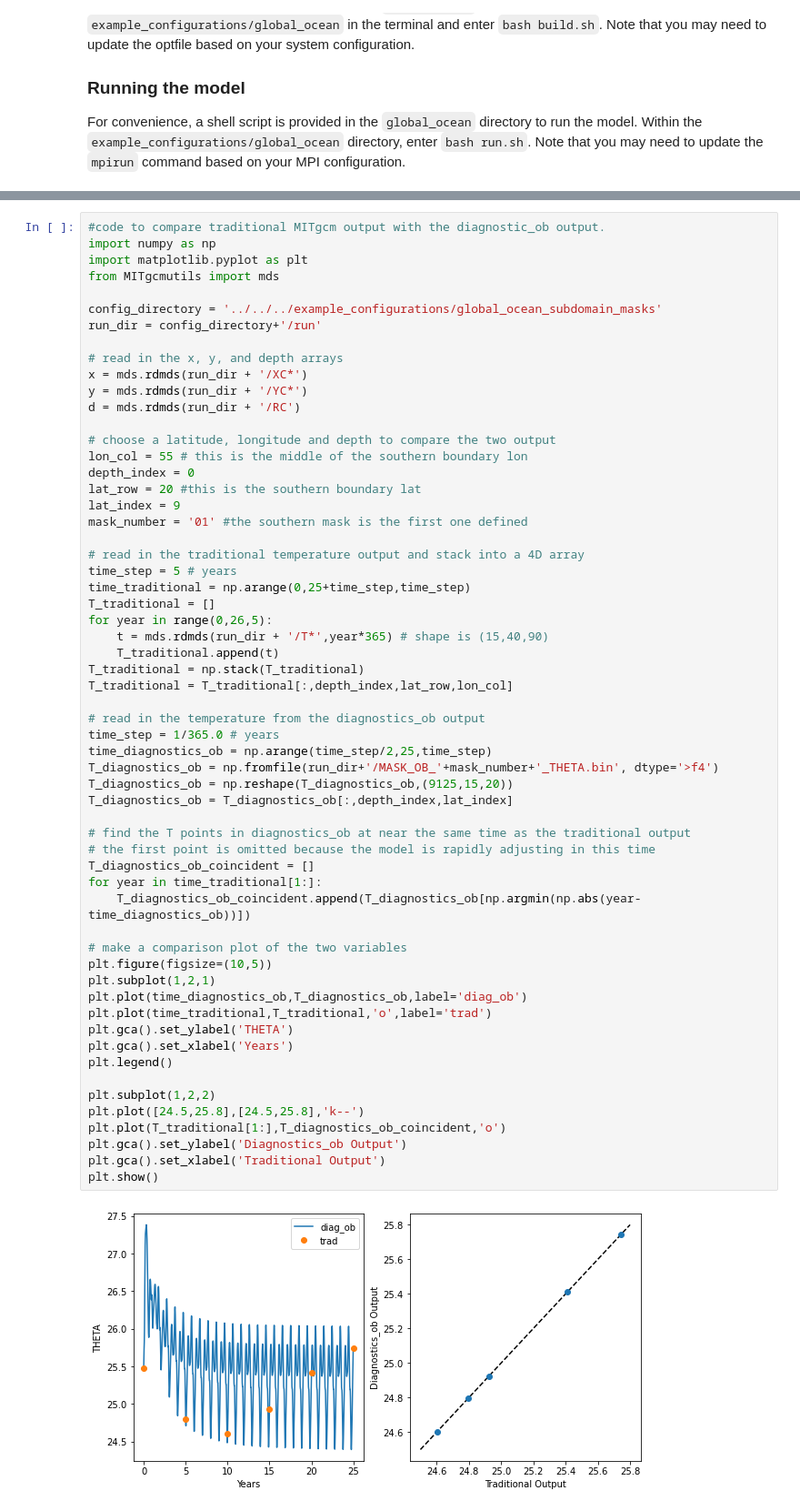
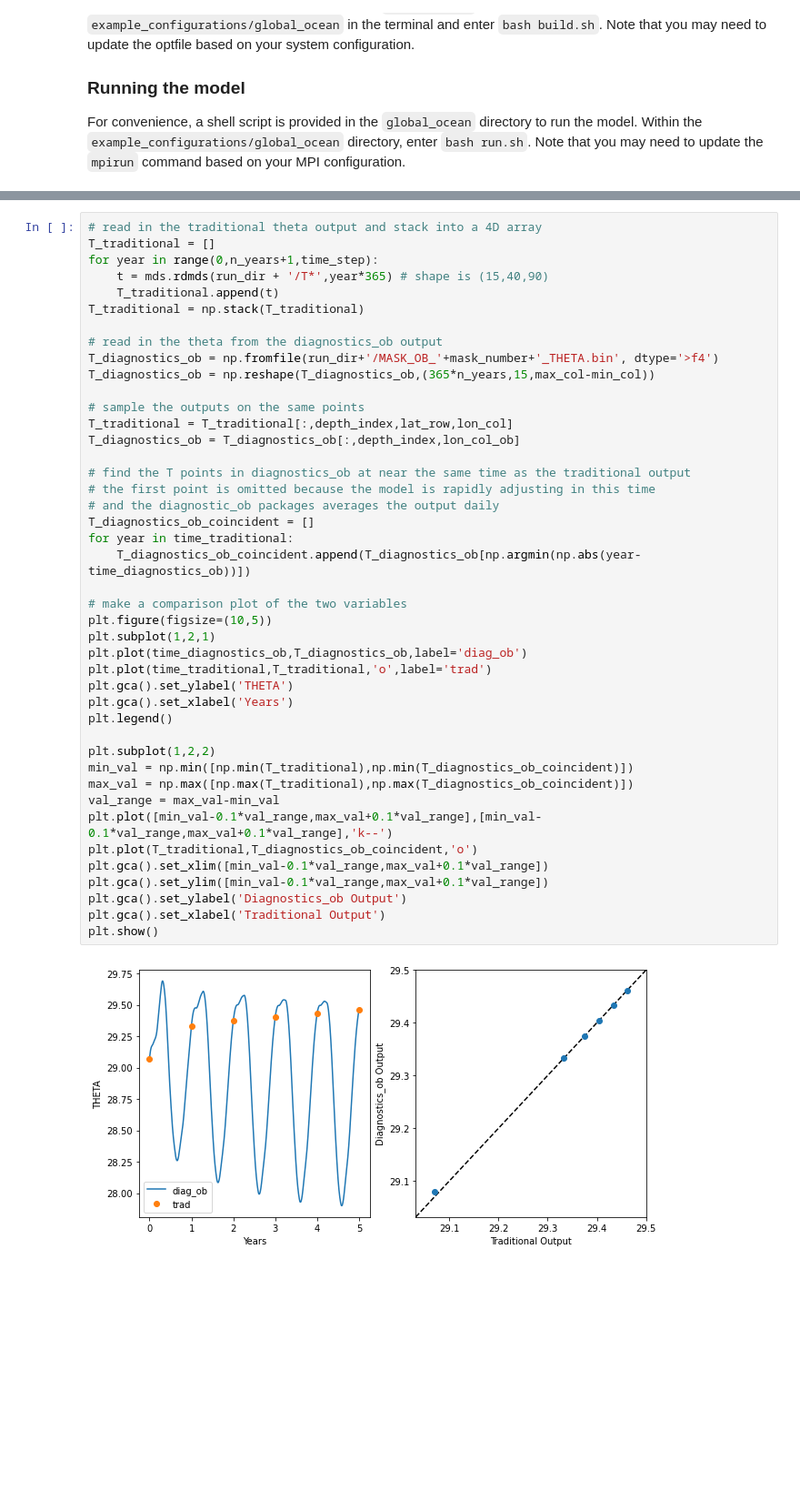
Before and after one commit to mhwood/diagnostics_vec, a Jupyter notebook: notebooks/global_ocean_subdomain_masks.ipynb, the cells around one changed output, grey strips where cells are left out. Shown at 91% size. Saved outputs shown, nothing was run; the diff lists cells and outputs as text; blank space fills up the shorter version.

```diff
--- a/notebooks/global_ocean_subdomain_masks.ipynb
+++ b/notebooks/global_ocean_subdomain_masks.ipynb
@@ -82,61 +193,45 @@ First, we'll focus on the `THETA` variable. We can read in `THETA` from both the
 # %%
-#code to compare traditional MITgcm output with the diagnostic_ob output.
-import numpy as np
-import matplotlib.pyplot as plt
-from MITgcmutils import mds
-
-config_directory = '../../../example_configurations/global_ocean_subdomain_masks'
-run_dir = config_directory+'/run'
-
-# read in the x, y, and depth arrays
-x = mds.rdmds(run_dir + '/XC*')
-y = mds.rdmds(run_dir + '/YC*')
-d = mds.rdmds(run_dir + '/RC')
-
-# choose a latitude, longitude and depth to compare the two output
-lon_col = 55 # this is the middle of the southern boundary lon
-depth_index = 0
-lat_row = 20 #this is the southern boundary lat
-lat_index = 9
-mask_number = '01' #the southern mask is the first one defined
-
-# read in the traditional temperature output and stack into a 4D array
-time_step = 5 # years
-time_traditional = np.arange(0,25+time_step,time_step)
+# read in the traditional theta output and stack into a 4D array
 T_traditional = []
-for year in range(0,26,5):
+for year in range(0,n_years+1,time_step):
     t = mds.rdmds(run_dir + '/T*',year*365) # shape is (15,40,90)
     T_traditional.append(t)
 T_traditional = np.stack(T_traditional)
+
+# read in the theta from the diagnostics_ob output
+T_diagnostics_ob = np.fromfile(run_dir+'/MASK_OB_'+mask_number+'_THETA.bin', dtype='>f4')
+T_diagnostics_ob = np.reshape(T_diagnostics_ob,(365*n_years,15,max_col-min_col))
+
+# sample the outputs on the same points
 T_traditional = T_traditional[:,depth_index,lat_row,lon_col]
-
-# read in the temperature from the diagnostics_ob output
-time_step = 1/365.0 # years
-time_diagnostics_ob = np.arange(time_step/2,25,time_step)
-T_diagnostics_ob = np.fromfile(run_dir+'/MASK_OB_'+mask_number+'_THETA.bin', dtype='>f4')
-T_diagnostics_ob = np.reshape(T_diagnostics_ob,(9125,15,20))
-T_diagnostics_ob = T_diagnostics_ob[:,depth_index,lat_index]
+T_diagnostics_ob = T_diagnostics_ob[:,depth_index,lon_col_ob]
 
 # find the T points in diagnostics_ob at near the same time as the traditional output
 # the first point is omitted because the model is rapidly adjusting in this time
+# and the diagnostic_ob packages averages the output daily
 T_diagnostics_ob_coincident = []
-for year in time_traditional[1:]:
+for year in time_traditional:
     T_diagnostics_ob_coincident.append(T_diagnostics_ob[np.argmin(np.abs(year-time_diagnostics_ob))])
 
 # make a comparison plot of the two variables
 plt.figure(figsize=(10,5))
 plt.subplot(1,2,1)
 plt.plot(time_diagnostics_ob,T_diagnostics_ob,label='diag_ob')
 plt.plot(time_traditional,T_traditional,'o',label='trad')
 plt.gca().set_ylabel('THETA')
 plt.gca().set_xlabel('Years')
 plt.legend()
 
 plt.subplot(1,2,2)
-plt.plot([24.5,25.8],[24.5,25.8],'k--')
-plt.plot(T_traditional[1:],T_diagnostics_ob_coincident,'o')
+min_val = np.min([np.min(T_traditional),np.min(T_diagnostics_ob_coincident)])
+max_val = np.max([np.max(T_traditional),np.max(T_diagnostics_ob_coincident)])
+val_range = max_val-min_val
+plt.plot([min_val-0.1*val_range,max_val+0.1*val_range],[min_val-0.1*val_range,max_val+0.1*val_range],'k--')
+plt.plot(T_traditional,T_diagnostics_ob_coincident,'o')
+plt.gca().set_xlim([min_val-0.1*val_range,max_val+0.1*val_range])
+plt.gca().set_ylim([min_val-0.1*val_range,max_val+0.1*val_range])
 plt.gca().set_ylabel('Diagnostics_ob Output')
 plt.gca().set_xlabel('Traditional Output')
 plt.show()
 # %% [output]
-[figure, old version]
+[figure, new version]
```
Also changed, not shown: parts of 12 cells of this notebook, 10 other files.
